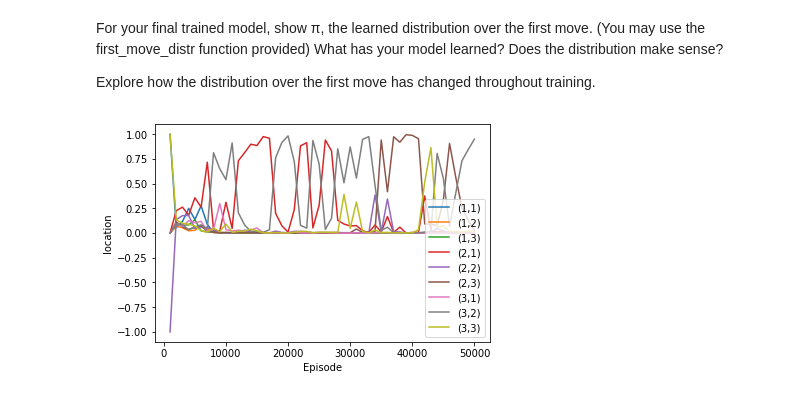
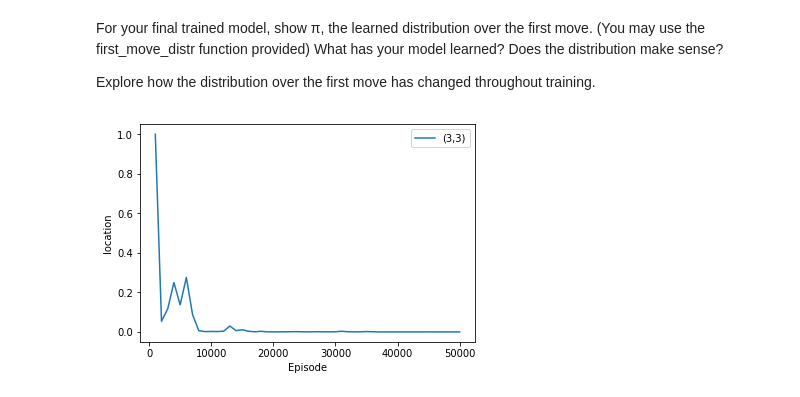
Before and after one commit to wangy319/Tic-tac-toe, a Jupyter notebook: tictactoe.ipynb, the cells around one changed output. Saved outputs shown, nothing was run; the diff lists cells and outputs as text; code cells hidden in the pictures.

```diff
--- a/tictactoe.ipynb
+++ b/tictactoe.ipynb
@@ -743,6 +728,7 @@ invalid moves in the 1000 episode is:13
 Get number of First-move Distribution
 # %%
 ep = 50000
+env = Environment()
 policy = tanh_Policy(hidden_size=24)
 load_weights(policy, ep, size=24)
 print(first_move_distr(policy, env))
@@ -935,23 +921,23 @@ For your final trained model, show π, the learned distribution over the first m
 
 Explore how the distribution over the first move has changed throughout training.
 # %%
-max_ep = 50001
+# max_ep = 50001
 episodes = range(1000,max_ep,1000)
 
 results = np.empty((1,9))
 for ep in episodes:
     load_weights(policy, ep, size=24)
     arr = np.asarray(first_move_distr(policy, env))
     results = np.vstack((results, arr))
 
 results = results[:-1].T
 
 # Ploting
-plt.plot(episodes, results[0], episodes, results[1], episodes, results[2],episodes, results[3],episodes, results[4],episodes, results[5],episodes, results[6],episodes, results[7],episodes, results[8])
-plt.legend(['(1,1)', '(1,2)','(1,3)','(2,1)', '(2,2)','(2,3)','(3,1)', '(3,2)','(3,3)'])
+plt.plot(episodes, results[0])
+plt.legend(['(3,3)'])
 plt.xlabel('Episode')
 plt.ylabel('location')
-plt.savefig("./pics/distribution.png")
+plt.savefig("./distribution.png")
 plt.show()
 # %% [output]
-[figure, old version]
+[figure, new version]
```
Also changed, not shown: parts of 12 cells of this notebook, 1 other file.
